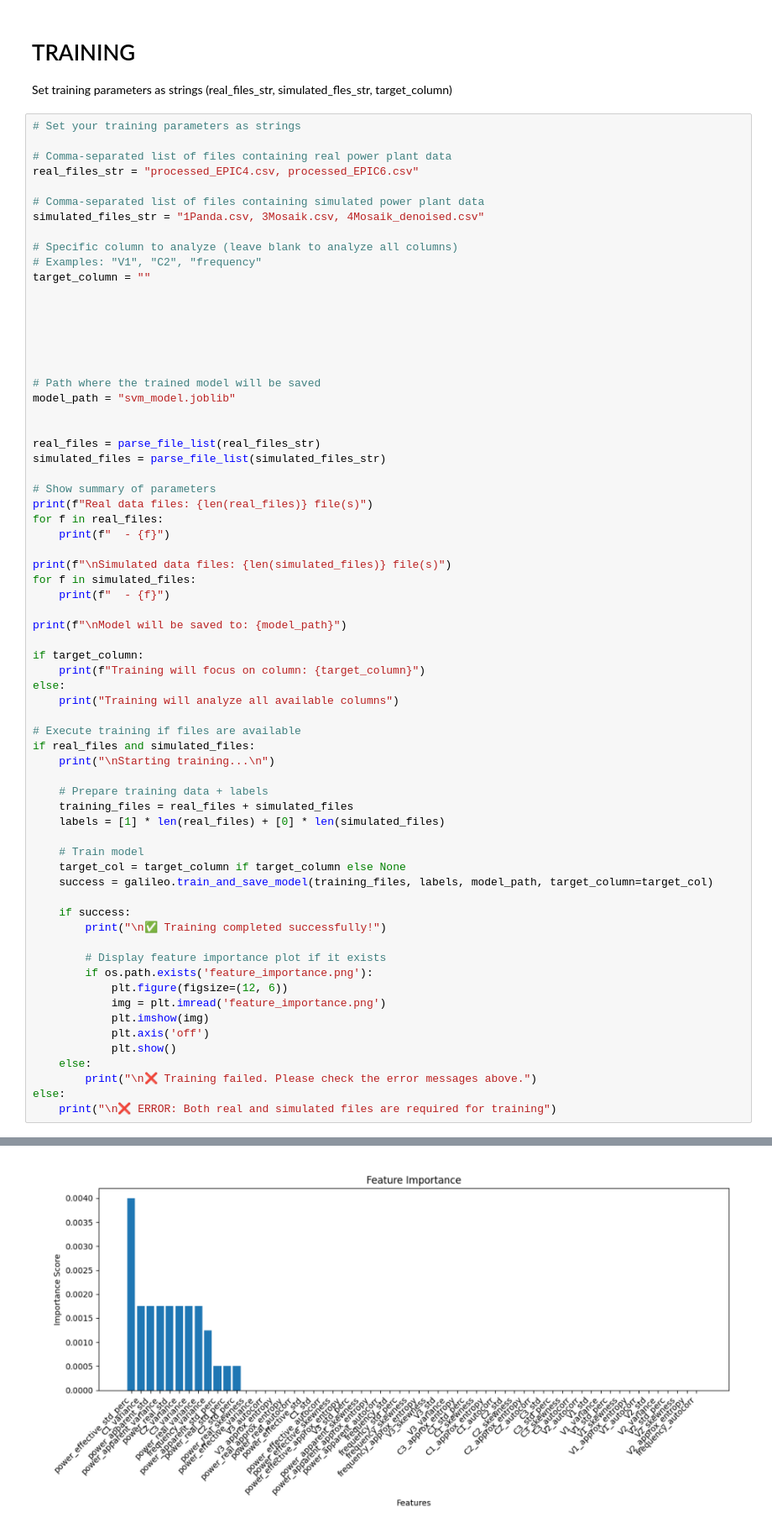
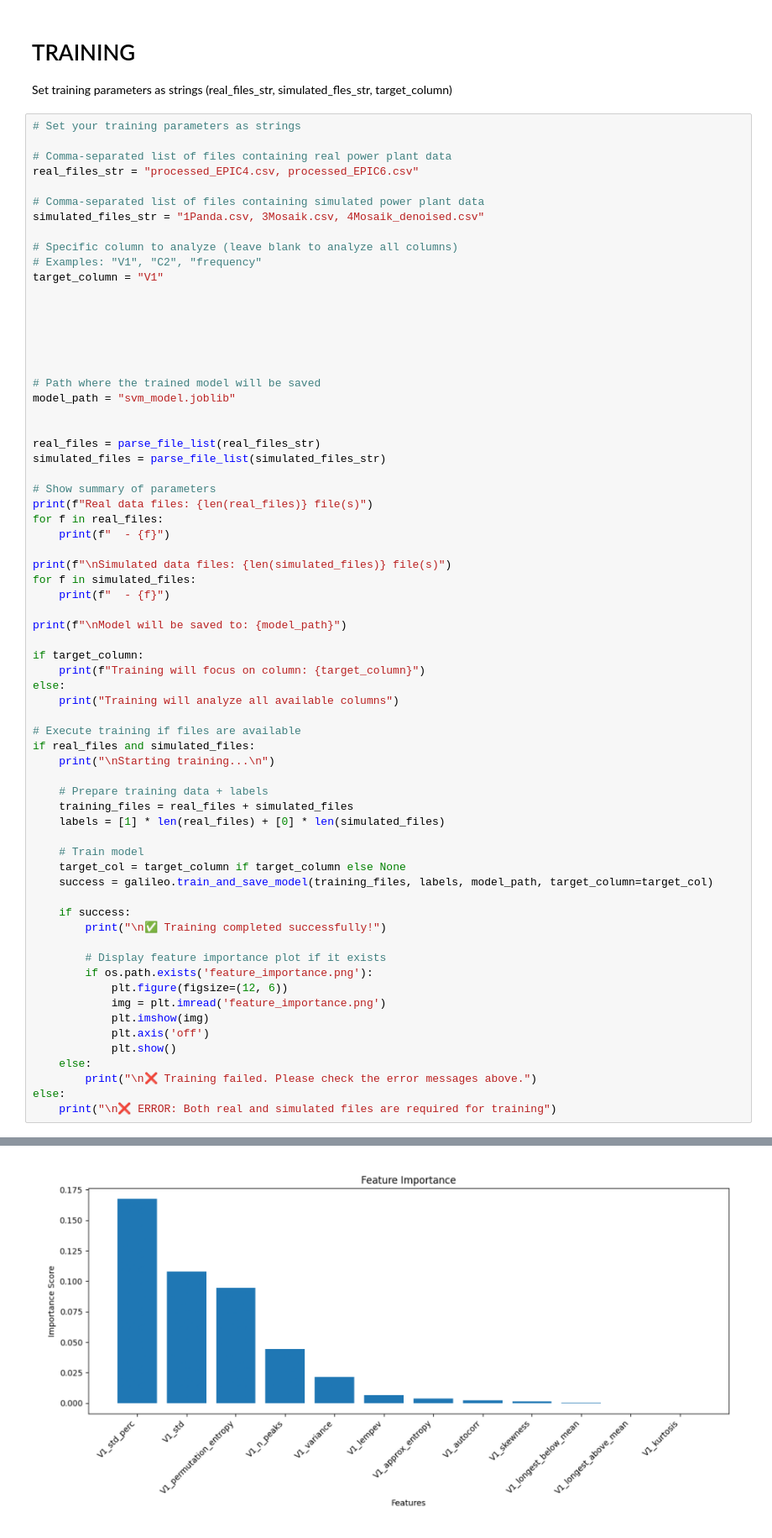
Before and after one commit to donadelden/SimProcess, a Jupyter notebook: Discriminator/galileo.ipynb, the cells around one changed output, grey strips where cells are left out. Shown at 84% size. Saved outputs shown, nothing was run; the diff lists cells and outputs as text.

```diff
--- a/Discriminator/galileo.ipynb
+++ b/Discriminator/galileo.ipynb
@@ -727,7 +724,7 @@ simulated_files_str = "1Panda.csv, 3Mosaik.csv, 4Mosaik_denoised.csv"
 
 # Specific column to analyze (leave blank to analyze all columns)
 # Examples: "V1", "C2", "frequency"
-target_column = ""
+target_column = "V1"
 
 
 
@@ -798,10 +795,10 @@ Training will analyze all available columns
 
 ... (16 lines left out)
 Model saved to svm_model.joblib
 Feature importance plot saved as 'feature_importance.png'
 
 ✅ Training completed successfully!
-[figure, old version]
+[figure, new version]
 # %% [markdown]
 # TESTING
 Set testing parameter as string (csv_files_str, target_column).
```
Also changed, not shown: parts of 6 cells of this notebook, 1 other file.
